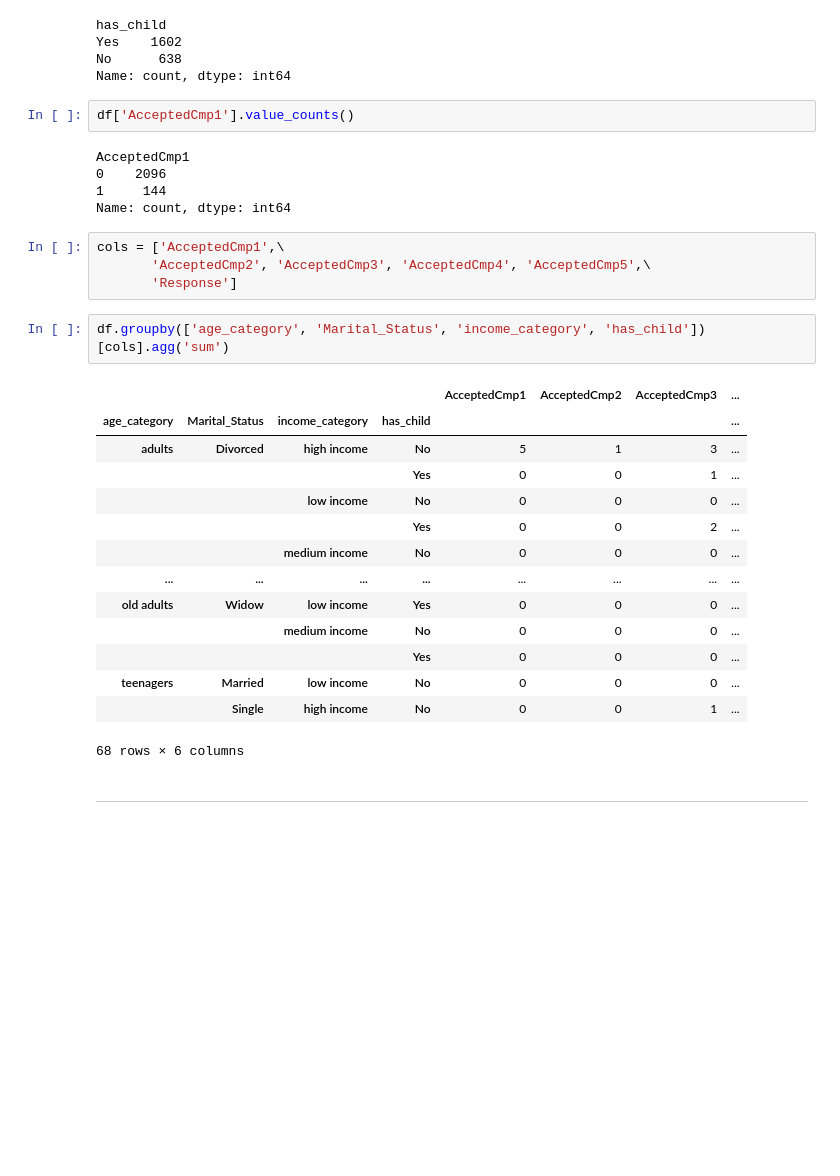
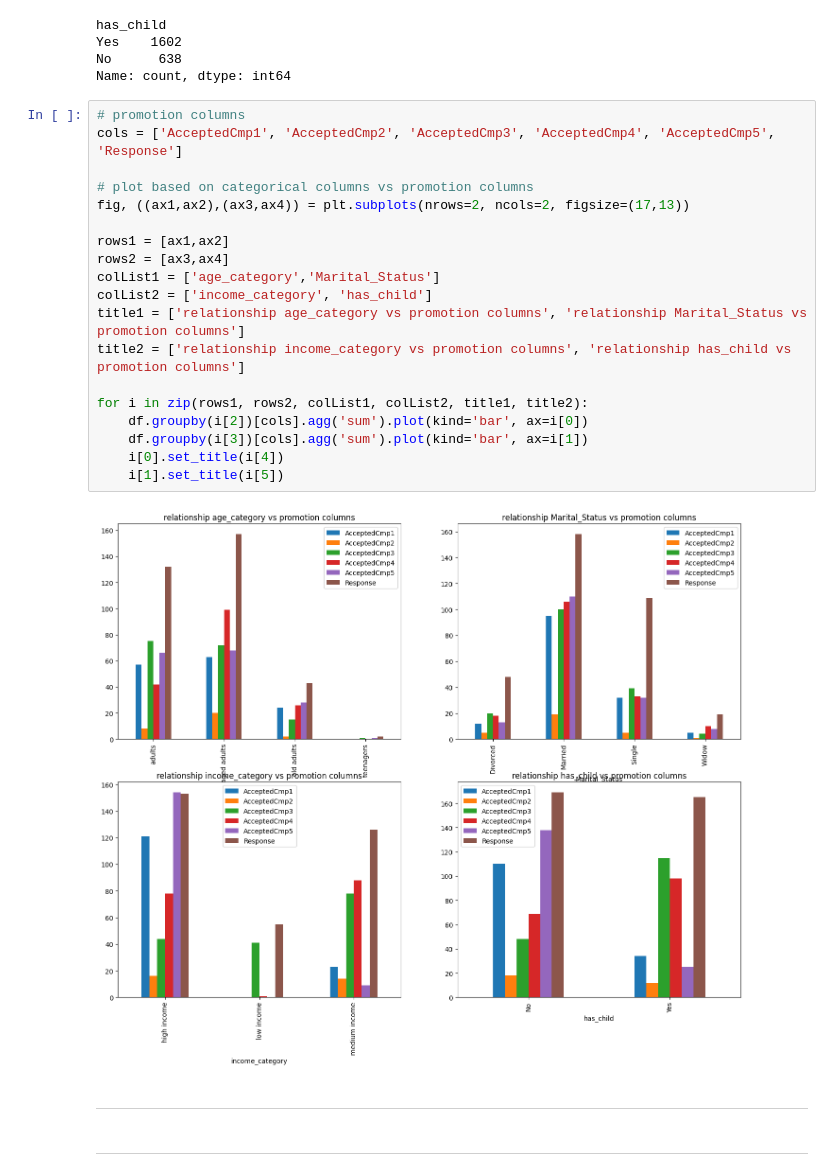
Before and after one commit to fnkhairudin/CapstoneProjectModul2, a Jupyter notebook: notebooks/2.0-fnk-data-analysis.ipynb, the cells around one changed output. Drawn from its saved outputs; the diff is of its cells as text; blank space fills up the shorter version.

Commit message:
plot categorical vs promotion

```diff
--- a/notebooks/2.0-fnk-data-analysis.ipynb
+++ b/notebooks/2.0-fnk-data-analysis.ipynb
@@ -118,34 +111,29 @@ has_child
 Yes    1602
 No      638
 Name: count, dtype: int64
-# %%
-df['AcceptedCmp1'].value_counts()
-# %% [output]
-AcceptedCmp1
-0    2096
-1     144
-Name: count, dtype: int64
-# %%
-cols = ['AcceptedCmp1',\
-       'AcceptedCmp2', 'AcceptedCmp3', 'AcceptedCmp4', 'AcceptedCmp5',\
-       'Response']
-# %%
-df.groupby(['age_category', 'Marital_Status', 'income_category', 'has_child'])[cols].agg('sum')
-# %% [output]
-|  |  |  |  | AcceptedCmp1 | AcceptedCmp2 | AcceptedCmp3 | ... |
-| age_category | Marital_Status | income_category | has_child |  |  |  | ... |
-| adults | Divorced | high income | No | 5 | 1 | 3 | ... |
-|  |  |  | Yes | 0 | 0 | 1 | ... |
-|  |  | low income | No | 0 | 0 | 0 | ... |
-|  |  |  | Yes | 0 | 0 | 2 | ... |
-|  |  | medium income | No | 0 | 0 | 0 | ... |
-| ... | ... | ... | ... | ... | ... | ... | ... |
-| old adults | Widow | low income | Yes | 0 | 0 | 0 | ... |
-|  |  | medium income | No | 0 | 0 | 0 | ... |
-|  |  |  | Yes | 0 | 0 | 0 | ... |
-| teenagers | Married | low income | No | 0 | 0 | 0 | ... |
-|  | Single | high income | No | 0 | 0 | 1 | ... |
-68 rows × 6 columns
+# %%
+# promotion columns
+cols = ['AcceptedCmp1', 'AcceptedCmp2', 'AcceptedCmp3', 'AcceptedCmp4', 'AcceptedCmp5', 'Response']
+
+# plot based on categorical columns vs promotion columns
+fig, ((ax1,ax2),(ax3,ax4)) = plt.subplots(nrows=2, ncols=2, figsize=(17,13))
+
+rows1 = [ax1,ax2]
+rows2 = [ax3,ax4]
+colList1 = ['age_category','Marital_Status']
+colList2 = ['income_category', 'has_child']
+title1 = ['relationship age_category vs promotion columns', 'relationship Marital_Status vs promotion columns']
+title2 = ['relationship income_category vs promotion columns', 'relationship has_child vs promotion columns']
+
+for i in zip(rows1, rows2, colList1, colList2, title1, title2):
+    df.groupby(i[2])[cols].agg('sum').plot(kind='bar', ax=i[0])
+    df.groupby(i[3])[cols].agg('sum').plot(kind='bar', ax=i[1])
+    i[0].set_title(i[4])
+    i[1].set_title(i[5])
+# %% [output]
+[figure, added]
+# %% [markdown]
+-----------------
 # %% [markdown]
 -----------------------
 # %%
```
Also changed, not shown: parts of 3 cells of this notebook, 2 other files.
